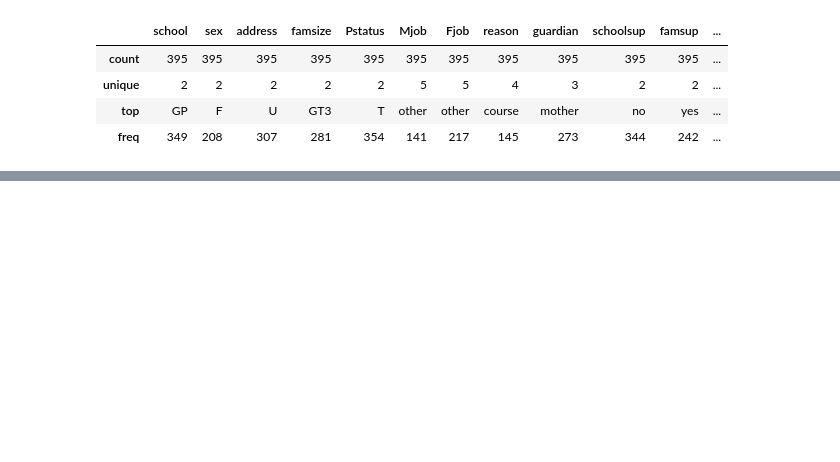
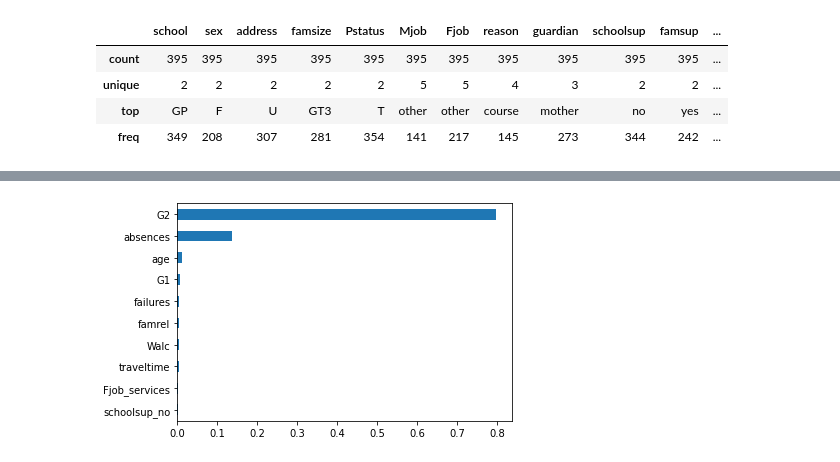
Before and after one commit to DarkArbiterr/AnalizaDanychStudents, a Jupyter notebook: Projekt_ED.ipynb, the cells around one changed output, grey strips where cells are left out. Drawn from its saved outputs; the diff is of its cells as text; code cells hidden in the pictures; blank space fills up the shorter version.

```diff
--- a/Projekt_ED.ipynb
+++ b/Projekt_ED.ipynb
@@ -165,0 +1265,20 @@ print(aov)
+# %%
+from sklearn.preprocessing import OneHotEncoder
+kolumny_kat = ['school','sex','address','famsize','Pstatus','Mjob','Fjob','reason','guardian','schoolsup',
+               'famsup','paid','activities','nursery','higher','internet','romantic']
+kat_enc = OneHotEncoder(sparse = False, handle_unknown = 'ignore')
+
+X_train = pd.concat([X_train.drop(columns = kolumny_kat),
+                     pd.DataFrame(kat_enc.fit_transform(X_train[kolumny_kat]),
+                                  columns=kat_enc.get_feature_names_out(),
+                                  index=X_train.index)],
+                    axis = 1)
+X_test = pd.concat([X_test.drop(columns = kolumny_kat),
+                     pd.DataFrame(kat_enc.fit_transform(X_test[kolumny_kat]),
+                                  columns=kat_enc.get_feature_names_out(),
+                                  index=X_test.index)],
+                    axis = 1)
+# %%
+from sklearn.ensemble import RandomForestRegressor
+forest_reg1 = RandomForestRegressor(random_state=297110)
+forest_reg1.fit(X_train, y_train)
@@ -165,0 +1399,6 @@ print(aov)
+# %%
+from sklearn.model_selection import GridSearchCV
+hyperparameters = {'max_depth' : range(1,10), 'min_samples_split' : [10, 20, 50]}
+best_forest_reg = GridSearchCV(RandomForestRegressor(random_state = 297110, max_features = 1.0), hyperparameters, n_jobs = -1)
+best_forest_reg.fit(X_train, y_train)
+best_forest_reg.best_params_
@@ -165,0 +1428,9 @@ print(aov)
+# %%
+def waznosc_predyktorow(drzewo):
+    waznosci = pd.Series(drzewo.feature_importances_, index=X_train.columns)
+    waznosci.sort_values(inplace=True)
+    waznosci.iloc[-10:].plot(kind='barh', figsize=(6,4))
+# %%
+waznosc_predyktorow(best_forest_reg.best_estimator_)
+# %% [output]
+[figure, added]
```
Also changed, not shown: parts of 89 cells of this notebook.
